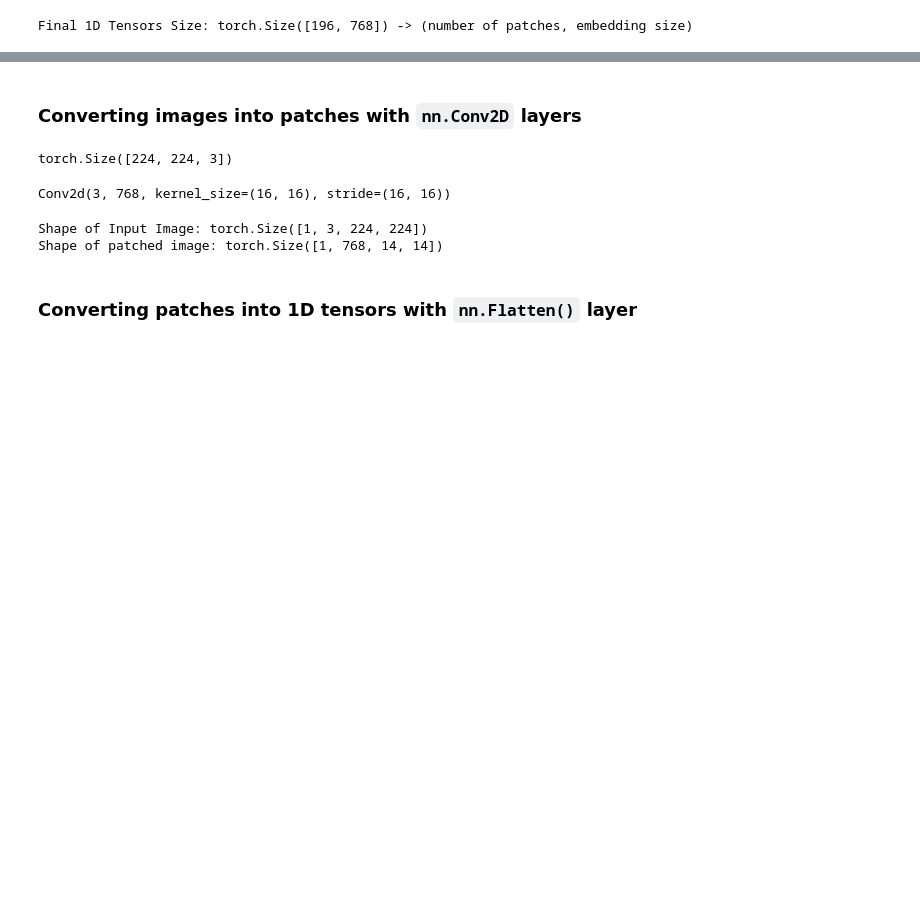
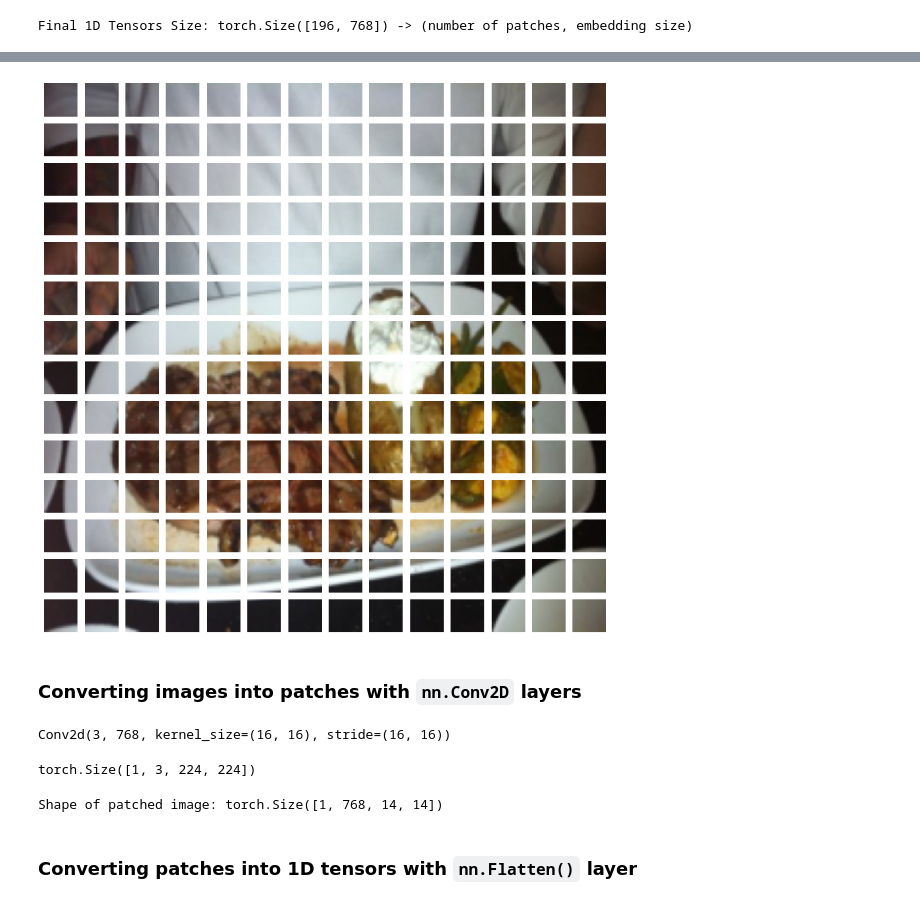
Before and after one commit to gauravreddy08/pytorch-vision-transformer, a Jupyter notebook: vit-replication.ipynb, the cells around one changed output, grey strips where cells are left out. Drawn from its saved outputs; the diff is of its cells as text; code cells hidden in the pictures; blank space fills up the shorter version.

```diff
--- a/vit-replication.ipynb
+++ b/vit-replication.ipynb
@@ -241,10 +256,18 @@ Final 1D Tensors Size: torch.Size([196, 768]) -> (number of patches, embedding s
+# %%
+img_size = 224
+
+fig, axs = plt.subplots(224//patch_size, 224//patch_size,
+                        figsize = (12, 12), sharex=True, sharey=True)
+for j, patch_h in enumerate(range(0, img_size, patch_size)):
+  for i, patch in enumerate(range(0, img_size, patch_size)):
+    axs[j, i].imshow(image_permuted[patch_h:patch_h+patch_size,
+                                    patch:patch+patch_size,
+                                    :])
+    axs[j, i].axis('off')
+# %% [output]
+[figure, added]
 # %% [markdown]
 ### Converting **images** into **patches** with `nn.Conv2D` layers
-# %%
-image_permuted = image.permute(1, 2, 0)
-image_permuted.shape
-# %% [output]
-torch.Size([224, 224, 3])
 # %%
 patch_embedding = nn.Conv2d(in_channels=3, out_channels=768, # 16*16*3
                    kernel_size=16, stride=16, padding=0)
@@ -252,17 +275,17 @@ patch_embedding
 # %% [output]
 Conv2d(3, 768, kernel_size=(16, 16), stride=(16, 16))
 # %%
-input_image = image.unsqueeze(dim=0)
+image.unsqueeze(dim=0).shape
+# %% [output]
+torch.Size([1, 3, 224, 224])
 # %%
 patch_embedding.eval()
 
 with torch.inference_mode():
-  pred = patch_embedding(input_image)
+  pred = patch_embedding((image.unsqueeze(dim=0)))
 
-print(f"Shape of Input Image: {input_image.shape}")
 print(f"Shape of patched image: {pred.shape}")
 # %% [output]
-Shape of Input Image: torch.Size([1, 3, 224, 224])
 Shape of patched image: torch.Size([1, 768, 14, 14])
 # %% [markdown]
 ### Converting **patches** into **1D tensors** with `nn.Flatten()` layer
```
Also changed, not shown: parts of 48 cells of this notebook.
